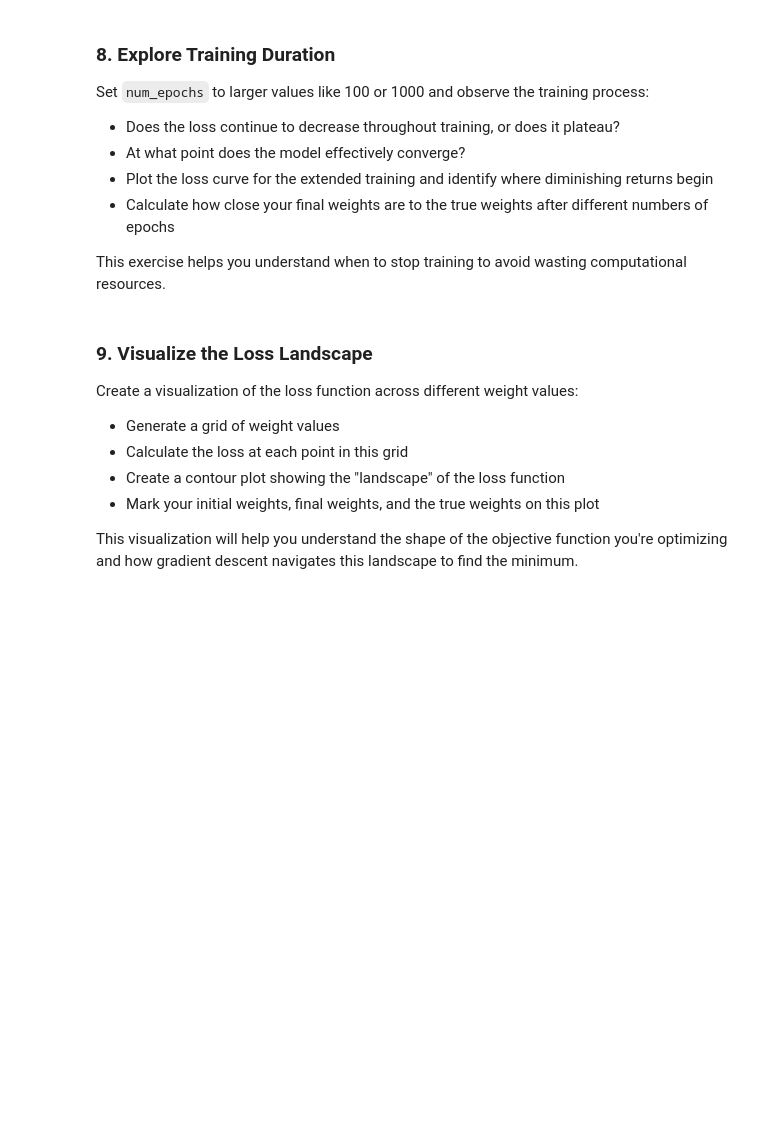
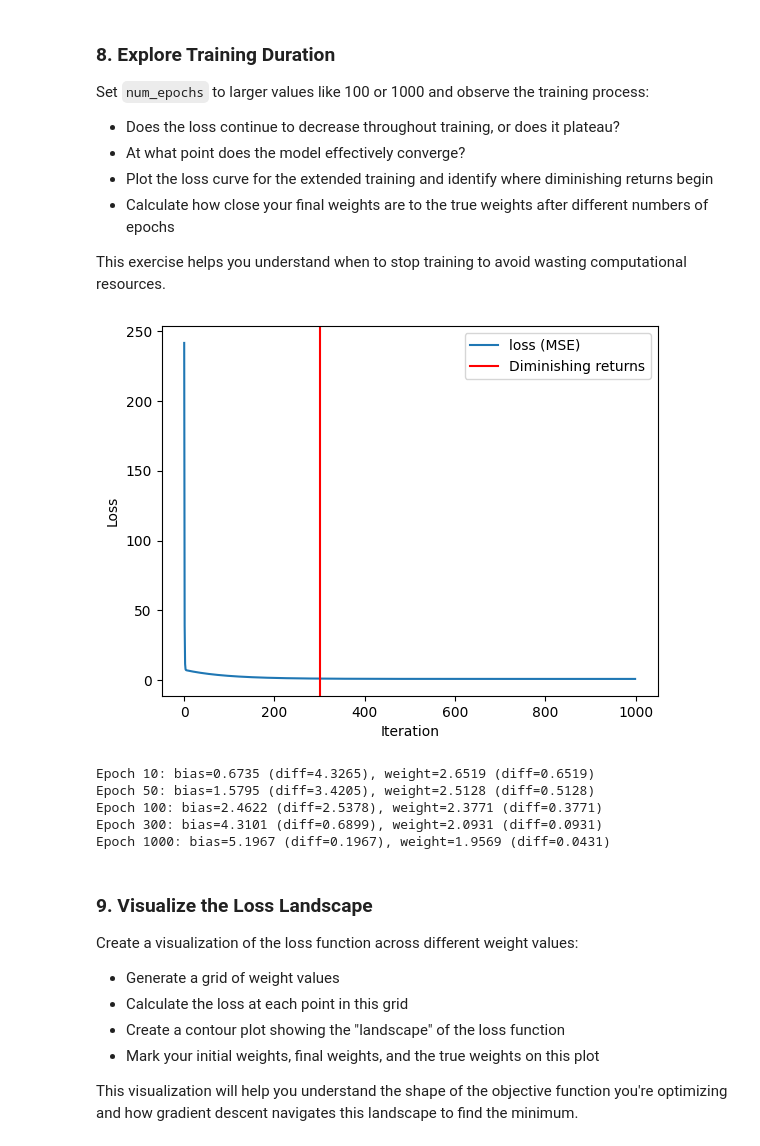
Before and after one commit to hylaj/Stochastic-Methods-In-Machine-Learning, a Jupyter notebook: lab1/zad_JH.ipynb, the cells around one changed output. Cells and saved outputs as stored; diff of their text form; code cells hidden in the pictures; blank space fills up the shorter version.

```diff
--- a/lab1/zad_JH.ipynb
+++ b/lab1/zad_JH.ipynb
@@ -142,6 +190,45 @@ Set `num_epochs` to larger values like 100 or 1000 and observe the training proc
 - Calculate how close your final weights are to the true weights after different numbers of epochs
 
 This exercise helps you understand when to stop training to avoid wasting computational resources.
+# %%
+lr = 0.01
+n_iterations = 1000
+theta = np.zeros(2)
+loss_history = []
+
+epochs_to_check = [10, 50, 100, 300, 1000]
+weights_history = []
+
+for iteration in range(1, n_iterations + 1):
+    y_pred = X_bias @ theta
+    loss = (1/N) * np.sum((y_pred - y) ** 2)
+    loss_history.append(loss)
+
+    gradient = (2/N) * X_bias.T @ (y_pred - y)
+    theta = theta - lr * gradient
+
+    if iteration in epochs_to_check:
+        weights_history.append((iteration, theta.copy()))
+
+plt.plot(range(n_iterations), loss_history, label="loss (MSE)")
+plt.axvline(x=300, color='red', label='Diminishing returns')
+plt.xlabel('Iteration')
+plt.ylabel('Loss')
+plt.legend()
+plt.show()
+
+
+for epoch, weights in weights_history:
+    bias_diff = abs(bias - weights[0])
+    weight_diff = abs(weight - weights[1])
+    print(f"Epoch {epoch}: bias={weights[0]:.4f} (diff={bias_diff:.4f}), weight={weights[1]:.4f} (diff={weight_diff:.4f})")
+# %% [output]
+[figure, added]
+Epoch 10: bias=0.6735 (diff=4.3265), weight=2.6519 (diff=0.6519)
+Epoch 50: bias=1.5795 (diff=3.4205), weight=2.5128 (diff=0.5128)
+Epoch 100: bias=2.4622 (diff=2.5378), weight=2.3771 (diff=0.3771)
+Epoch 300: bias=4.3101 (diff=0.6899), weight=2.0931 (diff=0.0931)
+Epoch 1000: bias=5.1967 (diff=0.1967), weight=1.9569 (diff=0.0431)
 # %% [markdown]
 ### 9. Visualize the Loss Landscape
 Create a visualization of the loss function across different weight values:
```
Also changed, not shown: parts of 7 cells of this notebook.
